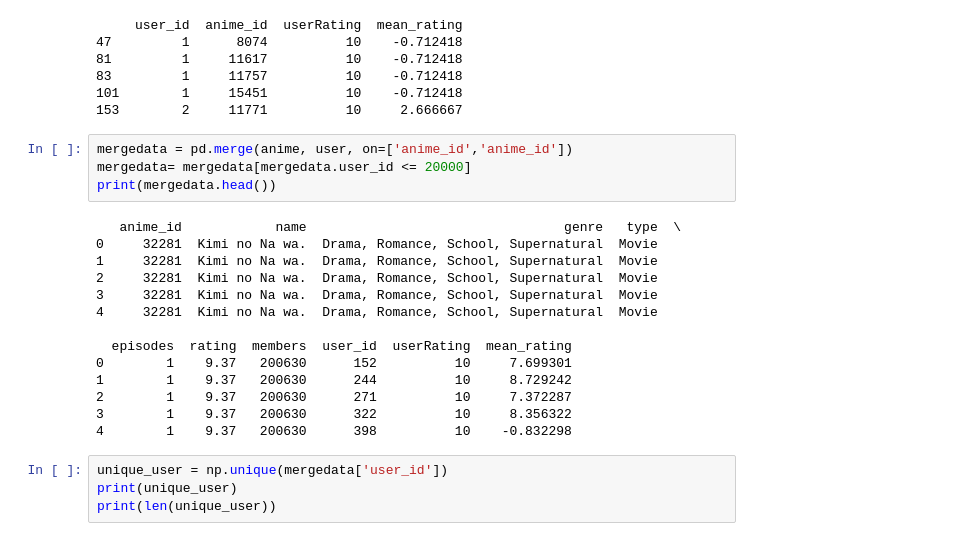
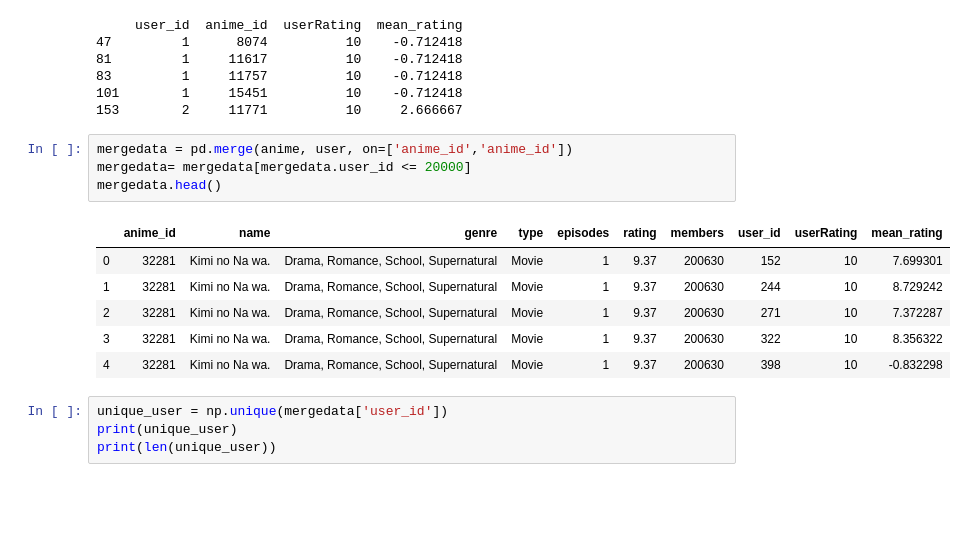
Before and after one commit to Subham02803/Clustering-for-anime-recommendation, a Jupyter notebook: AnimeRecommendation.ipynb, the cells around one changed output. Cells and saved outputs as stored; diff of their text form; blank space fills up the shorter version.

```diff
--- a/AnimeRecommendation.ipynb
+++ b/AnimeRecommendation.ipynb
@@ -150,21 +150,14 @@ print(user.head())
 # %%
 mergedata = pd.merge(anime, user, on=['anime_id','anime_id'])
 mergedata= mergedata[mergedata.user_id <= 20000]
-print(mergedata.head())
+mergedata.head()
 # %% [output]
-   anime_id            name                                 genre   type  \
-0     32281  Kimi no Na wa.  Drama, Romance, School, Supernatural  Movie
-1     32281  Kimi no Na wa.  Drama, Romance, School, Supernatural  Movie
-2     32281  Kimi no Na wa.  Drama, Romance, School, Supernatural  Movie
-3     32281  Kimi no Na wa.  Drama, Romance, School, Supernatural  Movie
-4     32281  Kimi no Na wa.  Drama, Romance, School, Supernatural  Movie
-
-  episodes  rating  members  user_id  userRating  mean_rating
-0        1    9.37   200630      152          10     7.699301
-1        1    9.37   200630      244          10     8.729242
-2        1    9.37   200630      271          10     7.372287
-3        1    9.37   200630      322          10     8.356322
-4        1    9.37   200630      398          10    -0.832298
+|  | anime_id | name | genre | type | episodes | rating | members | user_id | userRating | mean_rating |
+| 0 | 32281 | Kimi no Na wa. | Drama, Romance, School, Supernatural | Movie | 1 | 9.37 | 200630 | 152 | 10 | 7.699301 |
+| 1 | 32281 | Kimi no Na wa. | Drama, Romance, School, Supernatural | Movie | 1 | 9.37 | 200630 | 244 | 10 | 8.729242 |
+| 2 | 32281 | Kimi no Na wa. | Drama, Romance, School, Supernatural | Movie | 1 | 9.37 | 200630 | 271 | 10 | 7.372287 |
+| 3 | 32281 | Kimi no Na wa. | Drama, Romance, School, Supernatural | Movie | 1 | 9.37 | 200630 | 322 | 10 | 8.356322 |
+| 4 | 32281 | Kimi no Na wa. | Drama, Romance, School, Supernatural | Movie | 1 | 9.37 | 200630 | 398 | 10 | -0.832298 |
 # %%
 unique_user = np.unique(mergedata['user_id'])
 print(unique_user)
```
Also changed, not shown: parts of 4 cells of this notebook.
